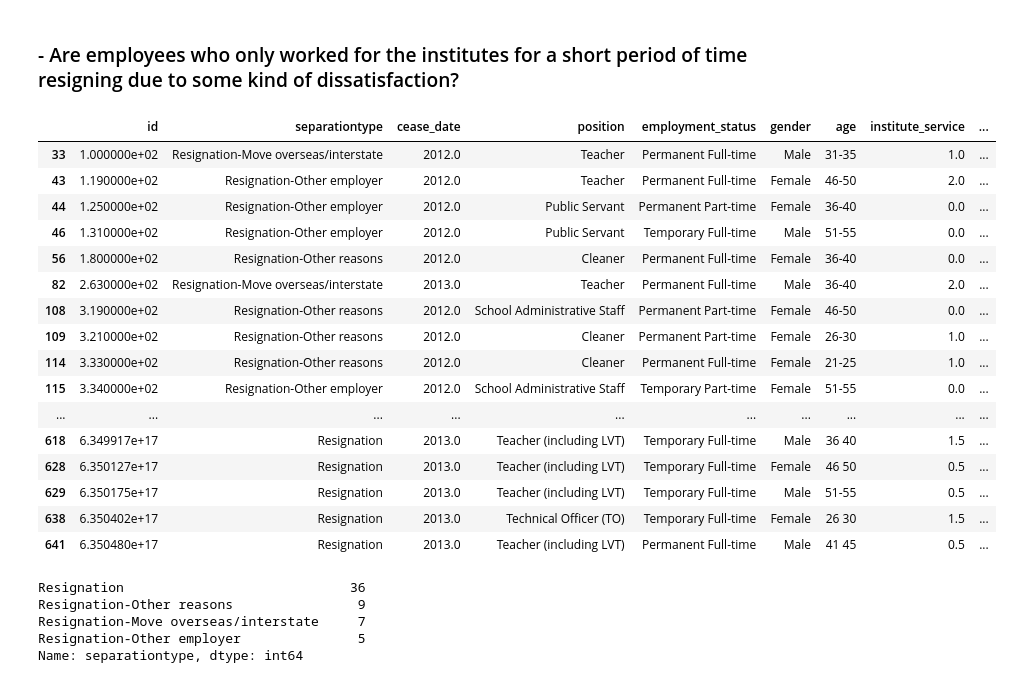
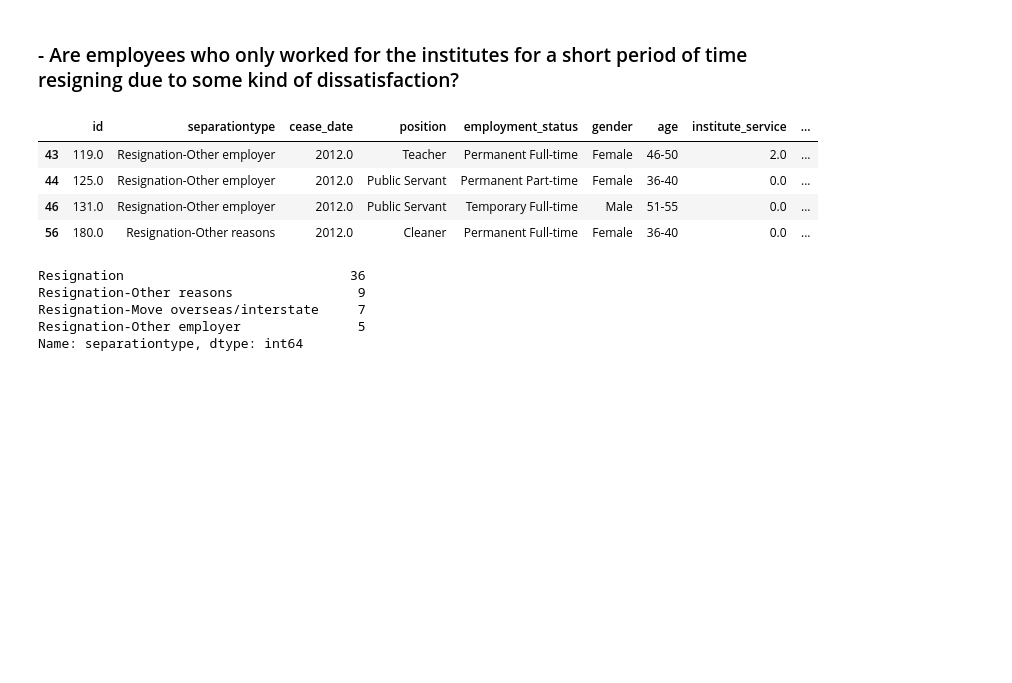
Before and after one commit to albertjimrod/Data-science-projects, a Jupyter notebook: Step_03/Clean and Analyze Employee Exit Surveys/Guided Project Clean and Analyze Employee Exit Surveys DQ-anotaciones-Copy1.ipynb, the cells around one changed output. Cells and saved outputs as stored; diff of their text form; code cells hidden in the pictures; blank space fills up the shorter version.

Commit message:
last?
Time to finish. I will present this on DQ

```diff
--- a/Step_03/Clean and Analyze Employee Exit Surveys/Guided Project Clean and Analyze Employee Exit Surveys DQ-anotaciones-Copy1.ipynb
+++ b/Step_03/Clean and Analyze Employee Exit Surveys/Guided Project Clean and Analyze Employee Exit Surveys DQ-anotaciones-Copy1.ipynb
@@ -1047,27 +1047,15 @@ Format your project using Dataquest's project style guide.
 # %%
 dissatisfied_grouped = combined_updated.groupby('dissatisfied')
 employees_dissatisfied = dissatisfied_grouped.get_group(1) # 1 True / 0 False
 short_period = employees_dissatisfied.groupby('service_cat')
 new_dissatidfied =  short_period.get_group('New')
-new_dissatidfied
+new_dissatidfied[1:5]
 # %% [output]
 |  | id | separationtype | cease_date | position | employment_status | gender | age | institute_service | ... |
-| 33 | 1.000000e+02 | Resignation-Move overseas/interstate | 2012.0 | Teacher | Permanent Full-time | Male | 31-35 | 1.0 | ... |
-| 43 | 1.190000e+02 | Resignation-Other employer | 2012.0 | Teacher | Permanent Full-time | Female | 46-50 | 2.0 | ... |
-| 44 | 1.250000e+02 | Resignation-Other employer | 2012.0 | Public Servant | Permanent Part-time | Female | 36-40 | 0.0 | ... |
-| 46 | 1.310000e+02 | Resignation-Other employer | 2012.0 | Public Servant | Temporary Full-time | Male | 51-55 | 0.0 | ... |
-| 56 | 1.800000e+02 | Resignation-Other reasons | 2012.0 | Cleaner | Permanent Full-time | Female | 36-40 | 0.0 | ... |
-| 82 | 2.630000e+02 | Resignation-Move overseas/interstate | 2013.0 | Teacher | Permanent Full-time | Male | 36-40 | 2.0 | ... |
-| 108 | 3.190000e+02 | Resignation-Other reasons | 2012.0 | School Administrative Staff | Permanent Part-time | Female | 46-50 | 0.0 | ... |
-| 109 | 3.210000e+02 | Resignation-Other reasons | 2012.0 | Cleaner | Permanent Part-time | Female | 26-30 | 1.0 | ... |
-| 114 | 3.330000e+02 | Resignation-Other reasons | 2012.0 | Cleaner | Permanent Full-time | Female | 21-25 | 1.0 | ... |
-| 115 | 3.340000e+02 | Resignation-Other employer | 2012.0 | School Administrative Staff | Temporary Part-time | Female | 51-55 | 0.0 | ... |
-| ... | ... | ... | ... | ... | ... | ... | ... | ... | ... |
-| 618 | 6.349917e+17 | Resignation | 2013.0 | Teacher (including LVT) | Temporary Full-time | Male | 36 40 | 1.5 | ... |
-| 628 | 6.350127e+17 | Resignation | 2013.0 | Teacher (including LVT) | Temporary Full-time | Female | 46 50 | 0.5 | ... |
-| 629 | 6.350175e+17 | Resignation | 2013.0 | Teacher (including LVT) | Temporary Full-time | Male | 51-55 | 0.5 | ... |
-| 638 | 6.350402e+17 | Resignation | 2013.0 | Technical Officer (TO) | Temporary Full-time | Female | 26 30 | 1.5 | ... |
-| 641 | 6.350480e+17 | Resignation | 2013.0 | Teacher (including LVT) | Permanent Full-time | Male | 41 45 | 0.5 | ... |
+| 43 | 119.0 | Resignation-Other employer | 2012.0 | Teacher | Permanent Full-time | Female | 46-50 | 2.0 | ... |
+| 44 | 125.0 | Resignation-Other employer | 2012.0 | Public Servant | Permanent Part-time | Female | 36-40 | 0.0 | ... |
+| 46 | 131.0 | Resignation-Other employer | 2012.0 | Public Servant | Temporary Full-time | Male | 51-55 | 0.0 | ... |
+| 56 | 180.0 | Resignation-Other reasons | 2012.0 | Cleaner | Permanent Full-time | Female | 36-40 | 0.0 | ... |
 # %%
 new_dissatidfied['separationtype'].value_counts()
 # %% [output]
```
Also changed, not shown: parts of 35 cells of this notebook.
